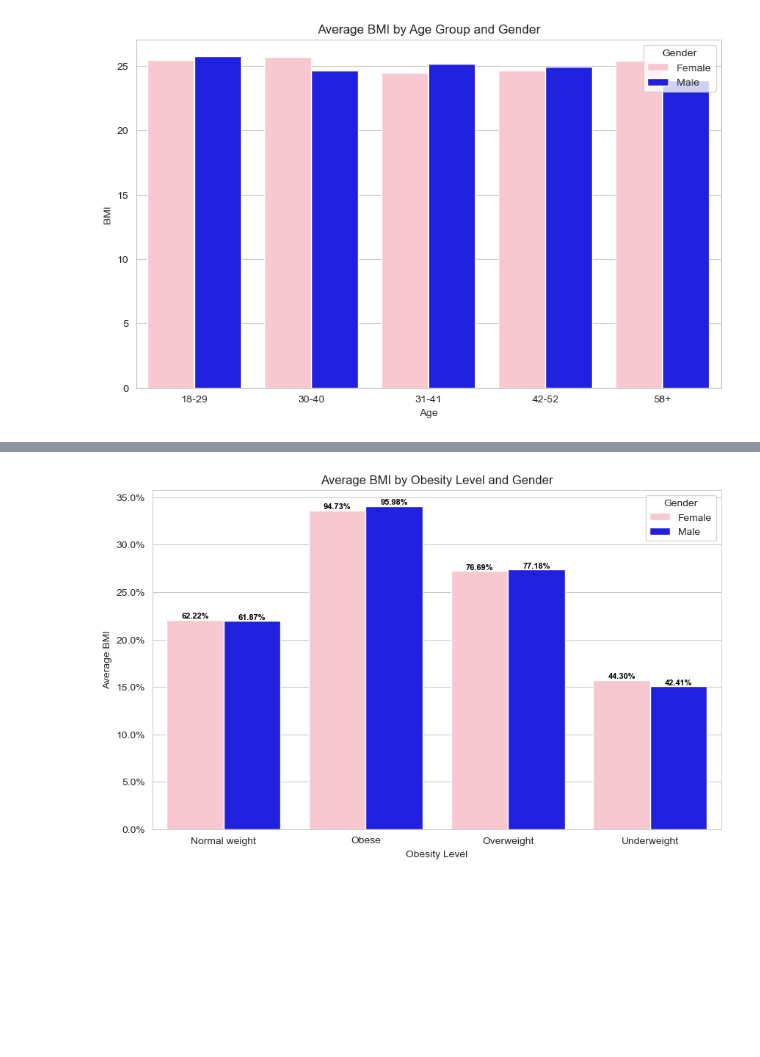
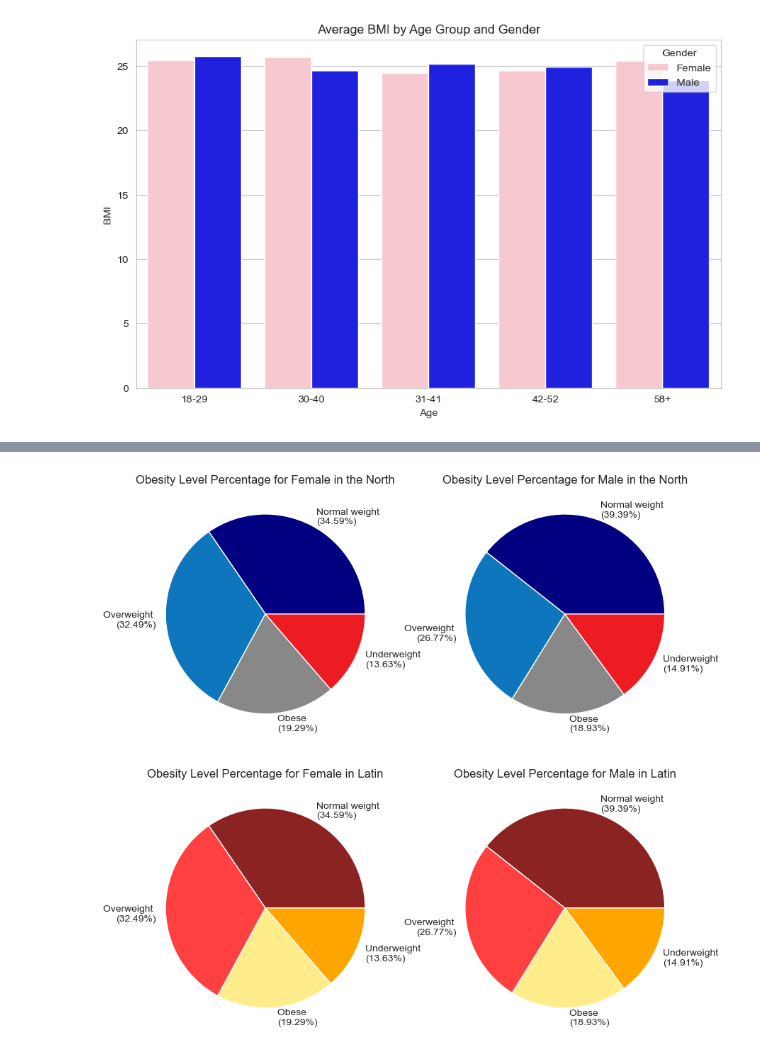
Before and after one commit to DmanDSR/Week_3_Project, a Jupyter notebook: main.ipynb, the cells around one changed output, grey strips where cells are left out. Saved outputs shown, nothing was run; the diff lists cells and outputs as text; code cells hidden in the pictures; blank space fills up the shorter version.

```diff
--- a/main.ipynb
+++ b/main.ipynb
@@ -526,29 +527,34 @@ Text(0.5, 1.0, 'Average BMI by Obesity Level and Gender')
-# %%
-average_bmi_by_obesity_level_gender = usa_data.groupby(['Gender', 'Obesity_level'])['BMI'].mean().reset_index()
-
-sns.set_style("whitegrid")
-
-fig, ax = plt.subplots(figsize=(10, 6))
-sns.barplot(x='Obesity_level', y='BMI', hue='Gender', data=average_bmi_by_obesity_level_gender,
-            palette={'Female': 'pink', 'Male': 'blue'}, ax=ax)
-ax.set_xlabel('Obesity Level')
-ax.set_ylabel('Average BMI')
-ax.set_title('Average BMI by Obesity Level and Gender')
-
-# Add percentage labels to each bar
-for p in ax.patches:
-    height = p.get_height()
-    ax.text(p.get_x() + p.get_width() / 2.,
-            height,
-            '{:1.2f}%'.format(height / 35.5 * 100),
-            ha="center",
-            fontweight='bold',
-            color='black',
-            fontsize=8,
-            va='bottom')
-
-# Set y-axis to percentage format
-formatter = mticker.PercentFormatter(xmax=100)
-ax.yaxis.set_major_formatter(formatter)
-# %% [output]
-[figure, removed]
+# %%
+obesity_percentage = usa_data.groupby('Gender')['Obesity_level'].value_counts(normalize=True).mul(100).reset_index(name='percentage')
+
+percent =   round(obesity_percentage['percentage'], 2)
+
+obesity_percentage['Obesity_level'] = obesity_percentage['Obesity_level'] + ' \n(' + percent.astype(str) + '%)'
+# %%
+colors = ['navy', '#0d76bd','#888888', '#ed1c23', '#888888']
+
+fig, axs = plt.subplots(1, 2, figsize=(10, 5))
+
+
+
+for i, gender in enumerate(['Female', 'Male']):
+    obesity_data = obesity_percentage[obesity_percentage['Gender'] == gender]['percentage'].tolist()
+    obesity_labels = obesity_percentage[obesity_percentage['Gender'] == gender]['Obesity_level'].tolist()
+
+    axs[i].pie(obesity_data, labels=obesity_labels, colors=colors, autopct='')
+    axs[i].set_title(f'Obesity Level Percentage for {gender} in the North')
+# %% [output]
+[figure, added]
+# %%
+colors = ['#8B2323', '#FF4040', '#FFEC8B', 'orange']
+
+fig, axs = plt.subplots(1, 2, figsize=(10, 5))
+
+for i, gender in enumerate(['Female', 'Male']):
+    obesity_data = obesity_percentage[obesity_percentage['Gender'] == gender]['percentage'].tolist()
+    obesity_labels = obesity_percentage[obesity_percentage['Gender'] == gender]['Obesity_level'].tolist()
+
+    axs[i].pie(obesity_data, labels=obesity_labels, colors=colors, autopct='')
+    axs[i].set_title(f'Obesity Level Percentage for {gender} in Latin')
+# %% [output]
+[figure, added]
```
Also changed, not shown: parts of 3 cells of this notebook.
